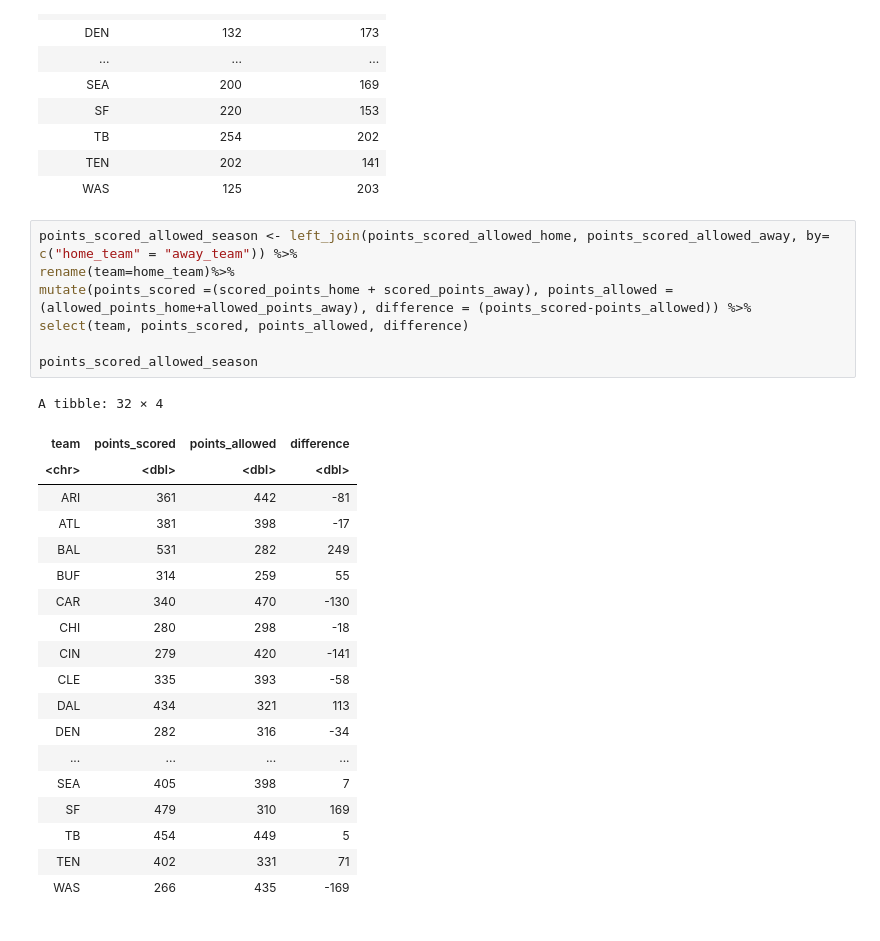
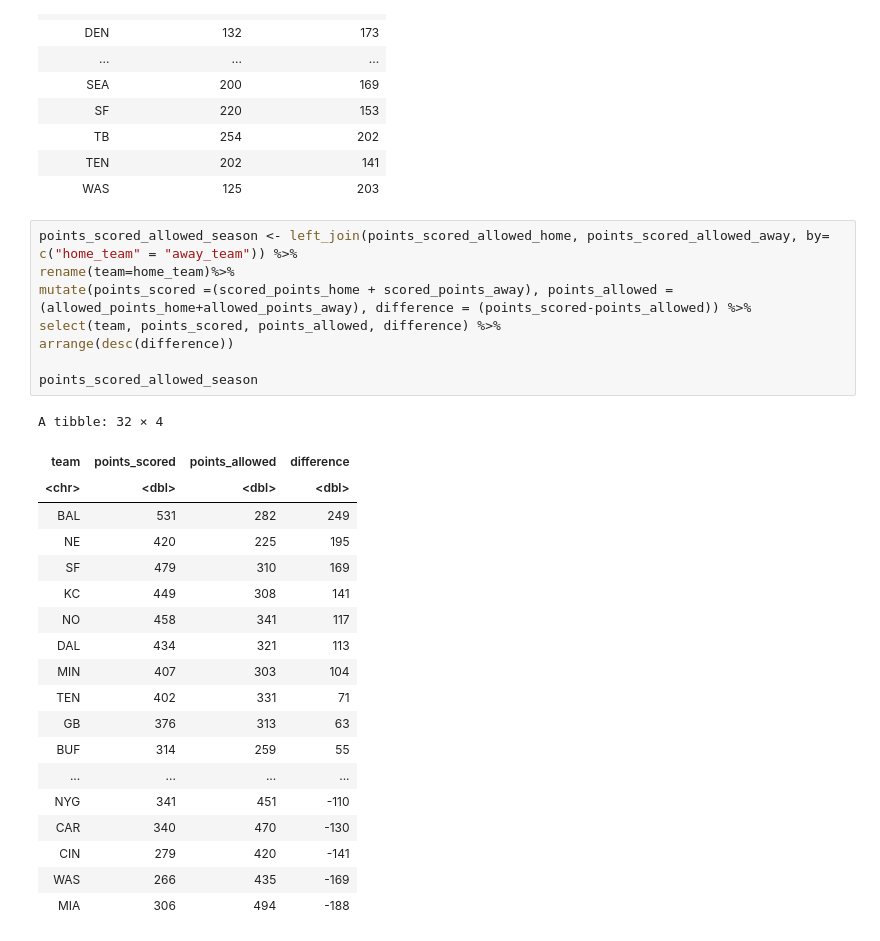
Before and after one commit to rennerm1/NFL-Data-Science-Project, a Jupyter notebook: Untitled6.ipynb, the cells around one changed output. Cells and saved outputs as stored; diff of their text form.

```diff
--- a/Untitled6.ipynb
+++ b/Untitled6.ipynb
@@ -259,27 +148,28 @@ A tibble: 32 × 3
 # %%
 points_scored_allowed_season <- left_join(points_scored_allowed_home, points_scored_allowed_away, by= c("home_team" = "away_team")) %>%
 rename(team=home_team)%>%
 mutate(points_scored =(scored_points_home + scored_points_away), points_allowed = (allowed_points_home+allowed_points_away), difference = (points_scored-points_allowed)) %>%
-select(team, points_scored, points_allowed, difference)
+select(team, points_scored, points_allowed, difference) %>%
+arrange(desc(difference))
 
 points_scored_allowed_season
 # %% [output]
 A tibble: 32 × 4
 | team | points_scored | points_allowed | difference |
 | <chr> | <dbl> | <dbl> | <dbl> |
-| ARI | 361 | 442 | -81 |
-| ATL | 381 | 398 | -17 |
 | BAL | 531 | 282 | 249 |
+| NE | 420 | 225 | 195 |
+| SF | 479 | 310 | 169 |
+| KC | 449 | 308 | 141 |
+| NO | 458 | 341 | 117 |
+| DAL | 434 | 321 | 113 |
+| MIN | 407 | 303 | 104 |
+| TEN | 402 | 331 | 71 |
+| GB | 376 | 313 | 63 |
 | BUF | 314 | 259 | 55 |
+| ... | ... | ... | ... |
+| NYG | 341 | 451 | -110 |
 | CAR | 340 | 470 | -130 |
-| CHI | 280 | 298 | -18 |
 | CIN | 279 | 420 | -141 |
-| CLE | 335 | 393 | -58 |
-| DAL | 434 | 321 | 113 |
-| DEN | 282 | 316 | -34 |
-| ... | ... | ... | ... |
-| SEA | 405 | 398 | 7 |
-| SF | 479 | 310 | 169 |
-| TB | 454 | 449 | 5 |
-| TEN | 402 | 331 | 71 |
 | WAS | 266 | 435 | -169 |
+| MIA | 306 | 494 | -188 |
```
Also changed, not shown: parts of 15 cells of this notebook.
